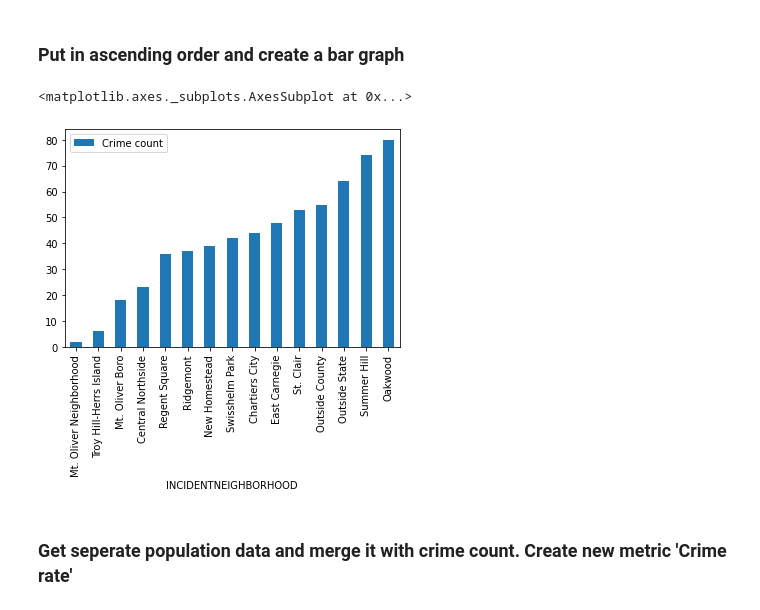
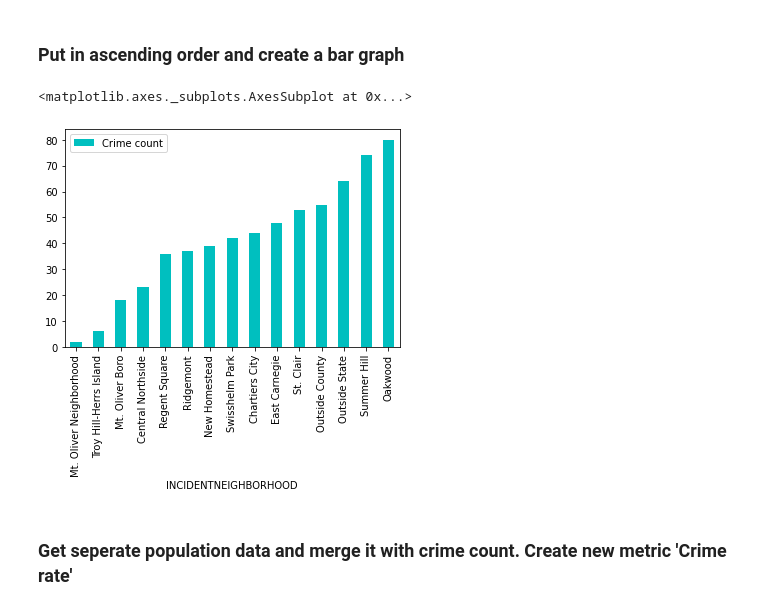
Before and after one commit to timt3r/best-neighborhood, a Jupyter notebook: FinalNotebook.ipynb, the cells around one changed output. Drawn from its saved outputs; the diff is of its cells as text; code cells hidden in the pictures.

```diff
--- a/FinalNotebook.ipynb
+++ b/FinalNotebook.ipynb
@@ -137,10 +137,10 @@ crime_count.head()
 ### Put in ascending order and create a bar graph
 # %%
 sorted_neigh = crime_count.sort_values(by = "Crime count", ascending=True) #sortsldfj
-sorted_neigh.head(15).plot.bar()
+sorted_neigh.head(15).plot.bar(color='c')
 # %% [output]
 <matplotlib.axes._subplots.AxesSubplot at 0x...>
-[figure, old version]
+[figure, new version]
 # %% [markdown]
 ### Get seperate population data and merge it with crime count. Create new metric 'Crime rate'
 # %%
```
Also changed, not shown: parts of 1 cell of this notebook.
